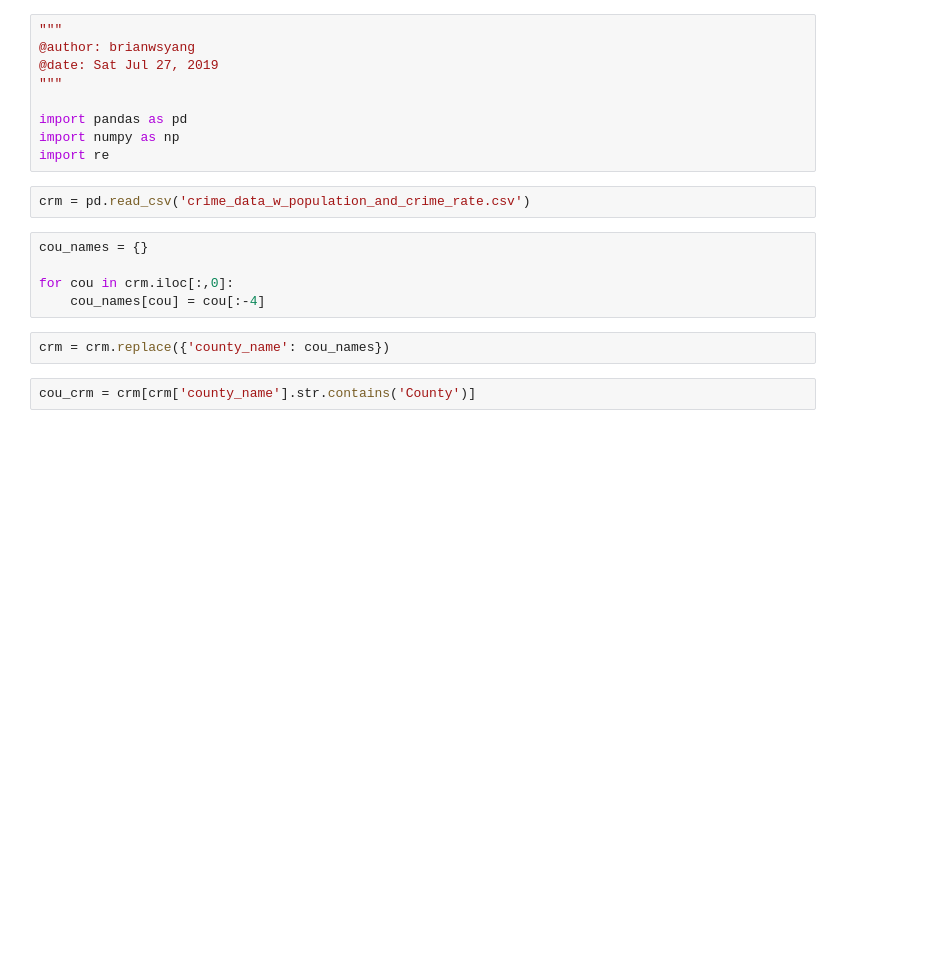
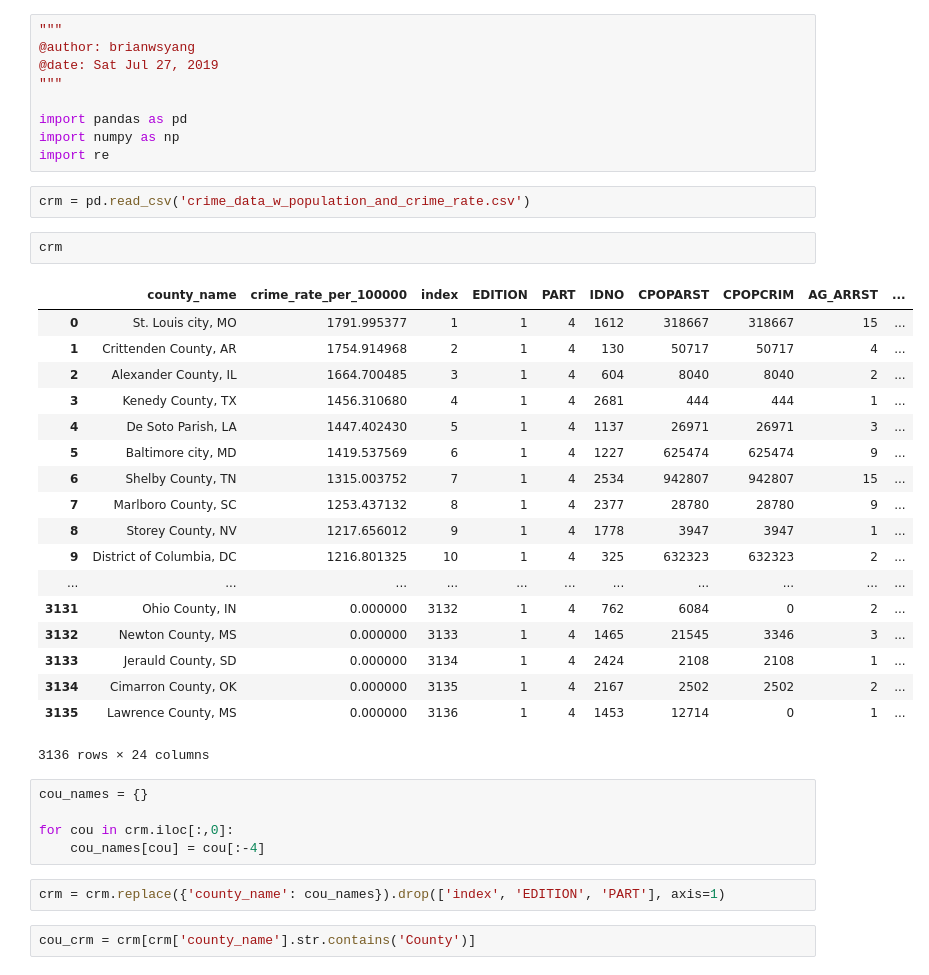
Before and after one commit to brianwsyang/us_census_social_health_score, a Jupyter notebook: crm_score.ipynb, the cells around one changed output. Saved outputs shown, nothing was run; the diff lists cells and outputs as text; blank space fills up the shorter version.

```diff
--- a/crm_score.ipynb
+++ b/crm_score.ipynb
@@ -9,12 +9,33 @@ import numpy as np
 import re
 # %%
 crm = pd.read_csv('crime_data_w_population_and_crime_rate.csv')
+# %%
+crm
+# %% [output]
+|  | county_name | crime_rate_per_100000 | index | EDITION | PART | IDNO | CPOPARST | CPOPCRIM | AG_ARRST | ... |
+| 0 | St. Louis city, MO | 1791.995377 | 1 | 1 | 4 | 1612 | 318667 | 318667 | 15 | ... |
+| 1 | Crittenden County, AR | 1754.914968 | 2 | 1 | 4 | 130 | 50717 | 50717 | 4 | ... |
+| 2 | Alexander County, IL | 1664.700485 | 3 | 1 | 4 | 604 | 8040 | 8040 | 2 | ... |
+| 3 | Kenedy County, TX | 1456.310680 | 4 | 1 | 4 | 2681 | 444 | 444 | 1 | ... |
+| 4 | De Soto Parish, LA | 1447.402430 | 5 | 1 | 4 | 1137 | 26971 | 26971 | 3 | ... |
+| 5 | Baltimore city, MD | 1419.537569 | 6 | 1 | 4 | 1227 | 625474 | 625474 | 9 | ... |
+| 6 | Shelby County, TN | 1315.003752 | 7 | 1 | 4 | 2534 | 942807 | 942807 | 15 | ... |
+| 7 | Marlboro County, SC | 1253.437132 | 8 | 1 | 4 | 2377 | 28780 | 28780 | 9 | ... |
+| 8 | Storey County, NV | 1217.656012 | 9 | 1 | 4 | 1778 | 3947 | 3947 | 1 | ... |
+| 9 | District of Columbia, DC | 1216.801325 | 10 | 1 | 4 | 325 | 632323 | 632323 | 2 | ... |
+| ... | ... | ... | ... | ... | ... | ... | ... | ... | ... | ... |
+| 3131 | Ohio County, IN | 0.000000 | 3132 | 1 | 4 | 762 | 6084 | 0 | 2 | ... |
+| 3132 | Newton County, MS | 0.000000 | 3133 | 1 | 4 | 1465 | 21545 | 3346 | 3 | ... |
+| 3133 | Jerauld County, SD | 0.000000 | 3134 | 1 | 4 | 2424 | 2108 | 2108 | 1 | ... |
+| 3134 | Cimarron County, OK | 0.000000 | 3135 | 1 | 4 | 2167 | 2502 | 2502 | 2 | ... |
+| 3135 | Lawrence County, MS | 0.000000 | 3136 | 1 | 4 | 1453 | 12714 | 0 | 1 | ... |
+3136 rows × 24 columns
 # %%
 cou_names = {}
 
 for cou in crm.iloc[:,0]:
     cou_names[cou] = cou[:-4]
 # %%
-crm = crm.replace({'county_name': cou_names})
+crm = crm.replace({'county_name': cou_names}).drop(['index', 'EDITION', 'PART'], axis=1)
 # %%
 cou_crm = crm[crm['county_name'].str.contains('County')]
```
Also changed, not shown: parts of 5 cells of this notebook.
